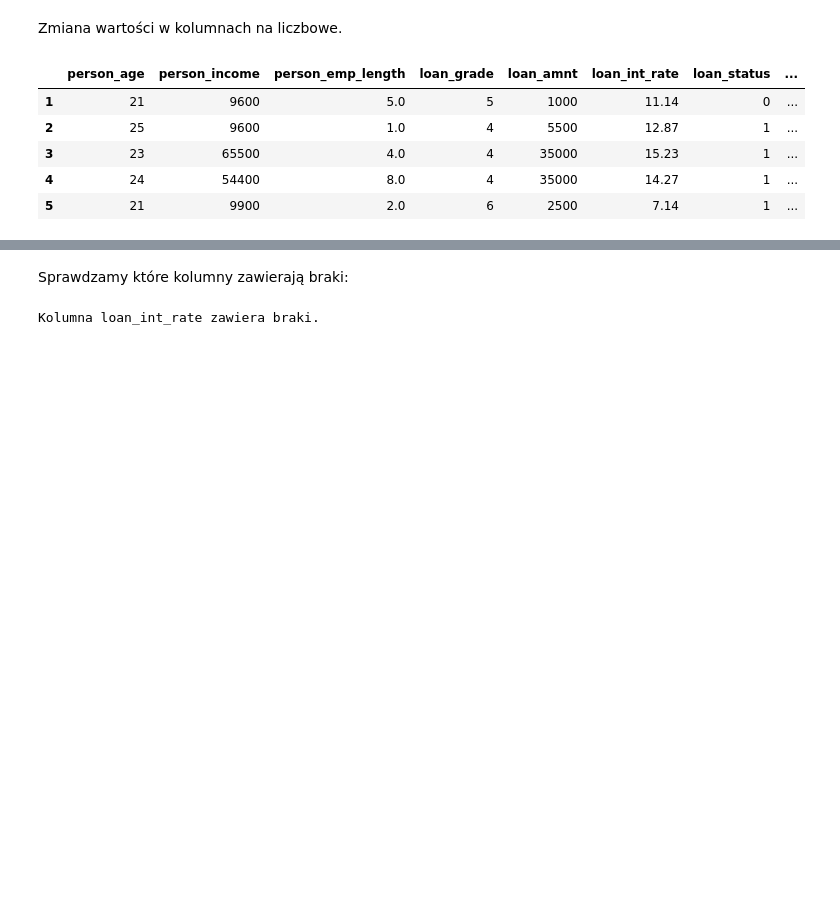
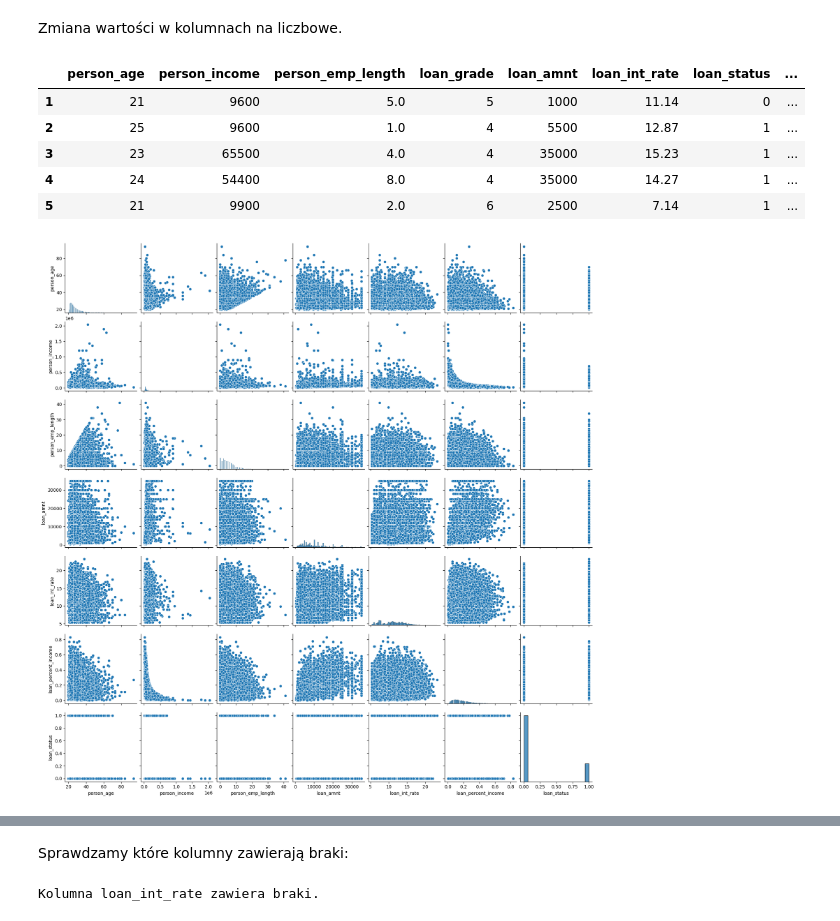
Before and after one commit to aleksyniemir/credit_risk_analysis, a Jupyter notebook: data_analysis.ipynb, the cells around one changed output, grey strips where cells are left out. Drawn from its saved outputs; the diff is of its cells as text; code cells hidden in the pictures; blank space fills up the shorter version.

```diff
--- a/data_analysis.ipynb
+++ b/data_analysis.ipynb
@@ -220,9 +220,11 @@ df.head()
 | 4 | 24 | 54400 | 8.0 | 4 | 35000 | 14.27 | 1 | ... |
 | 5 | 21 | 9900 | 2.0 | 6 | 2500 | 7.14 | 1 | ... |
 # %%
-columns = ['person_age', 'person_income', 'person_emp_length', 'loan_grade', 'loan_amnt', 'loan_int_rate',  'loan_percent_income']
+columns = ['person_age', 'person_income', 'person_emp_length', 'loan_amnt', 'loan_int_rate',  'loan_percent_income', 'loan_status']
 sns.pairplot(df[columns], kind="scatter")
 plt.show()
+# %% [output]
+[figure, added]
 # %%
 plt.figure(dpi = 80)
 sns.heatmap(df[columns].corr(),annot = df[columns].corr())
```
Also changed, not shown: parts of 1 cell of this notebook.
